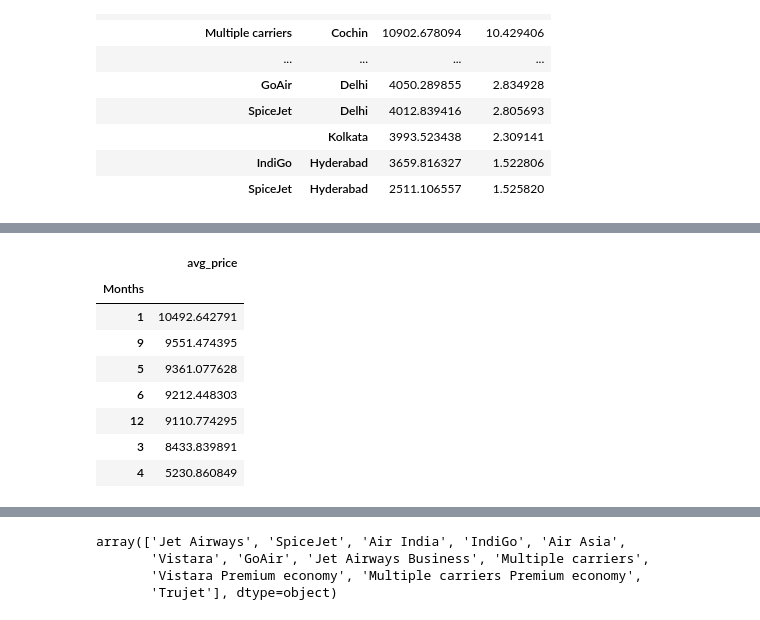
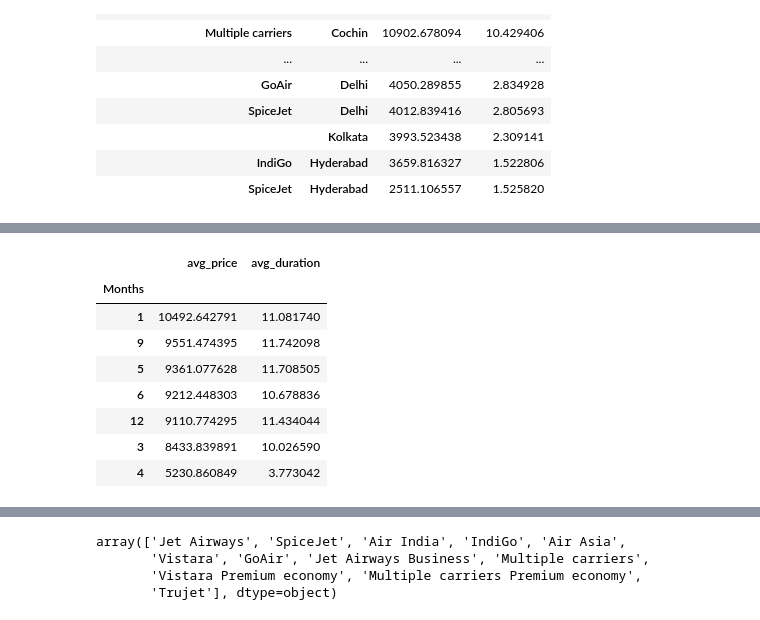
Before and after one commit to mehratif1/Flight_Price_Analysis, a Jupyter notebook: Project1.ipynb, the cells around one changed output, grey strips where cells are left out. Cells and saved outputs as stored; diff of their text form; code cells hidden in the pictures.

```diff
--- a/Project1.ipynb
+++ b/Project1.ipynb
@@ -46,0 +46,2 @@ dtype: object
+# %%
+df["Route"] = df["Route"].astype("str").str.replace("→", "-")
@@ -341,15 +271,14 @@ print(df[["Date_of_Journey", "Months"]])
 
 [10681 rows x 2 columns]
 # %%
-price_months_comparison=df.groupby("Months").agg(avg_price = ("Price", "mean")).sort_values(by = "avg_price", ascending= False)
-price_months_comparison
+df.groupby("Months").agg(avg_price = ("Price", "mean"), avg_duration = ("Duration", "mean")).sort_values(by = "avg_price", ascending= False)
 # %% [output]
-|  | avg_price |
-| Months |  |
-| 1 | 10492.642791 |
-| 9 | 9551.474395 |
-| 5 | 9361.077628 |
-| 6 | 9212.448303 |
-| 12 | 9110.774295 |
-| 3 | 8433.839891 |
-| 4 | 5230.860849 |
+|  | avg_price | avg_duration |
+| Months |  |  |
+| 1 | 10492.642791 | 11.081740 |
+| 9 | 9551.474395 | 11.742098 |
+| 5 | 9361.077628 | 11.708505 |
+| 6 | 9212.448303 | 10.678836 |
+| 12 | 9110.774295 | 11.434044 |
+| 3 | 8433.839891 | 10.026590 |
+| 4 | 5230.860849 | 3.773042 |
```
Also changed, not shown: parts of 35 cells of this notebook.
